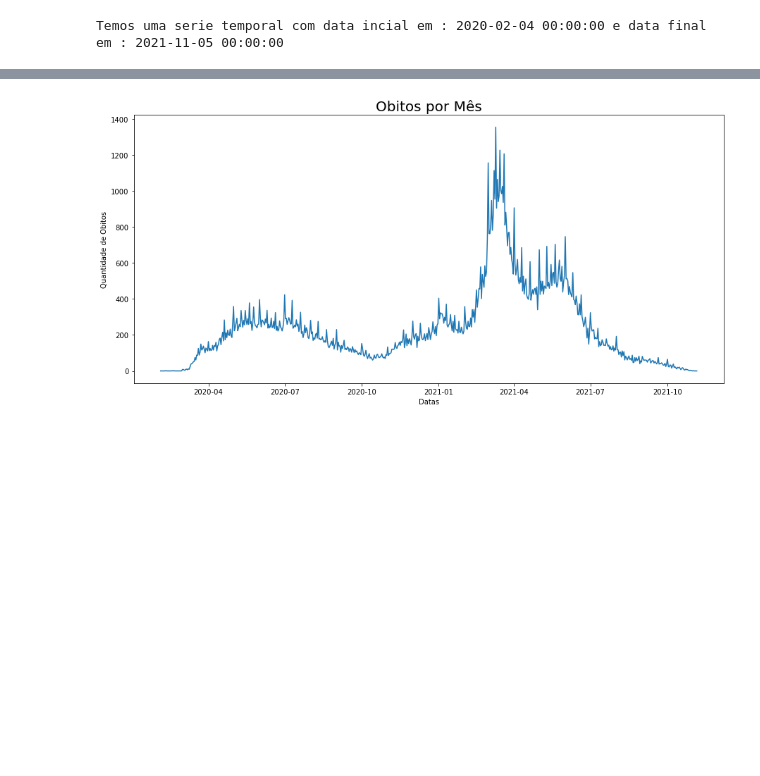
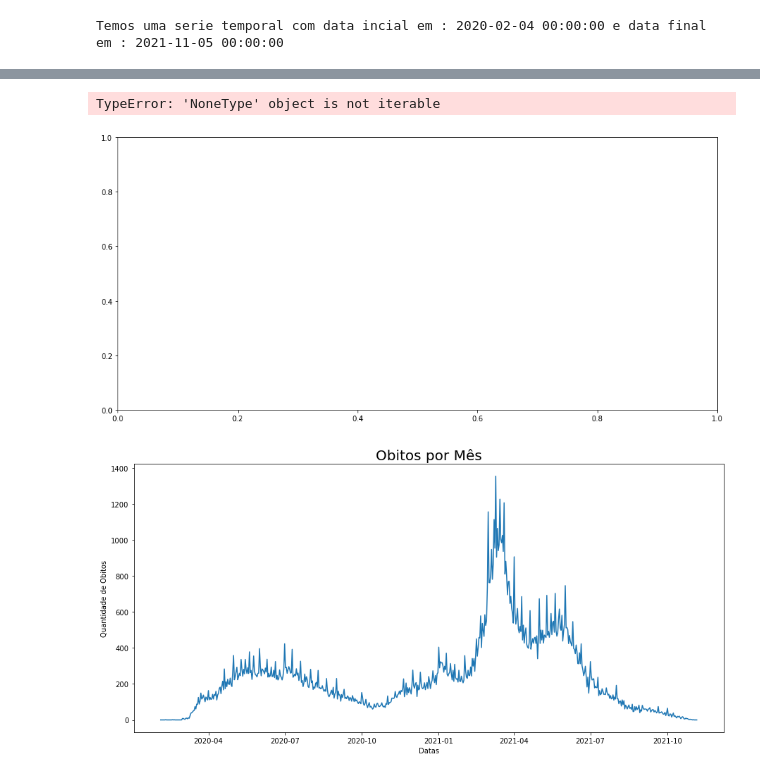
Before and after one commit to 1colete/dh_projeto_integrador, a Jupyter notebook: 2_modelagem.ipynb, the cells around one changed output, grey strips where cells are left out. Saved outputs shown, nothing was run; the diff lists cells and outputs as text; code cells hidden in the pictures; blank space fills up the shorter version.

```diff
--- a/2_modelagem.ipynb
+++ b/2_modelagem.ipynb
@@ -83 +113,6 @@ df_nonan_temporal = pd.DataFrame(df_nonan[['obito']])
+# %%
+sns.histplot(data = df_nonan_temporal.reset_index().groupby('data_inicio_sintomas'),bins = 50)
+# %% [output]
+TypeError: 'NoneType' object is not iterable
+[figure, added]
 # %%
```
Also changed, not shown: parts of 11 cells of this notebook.
